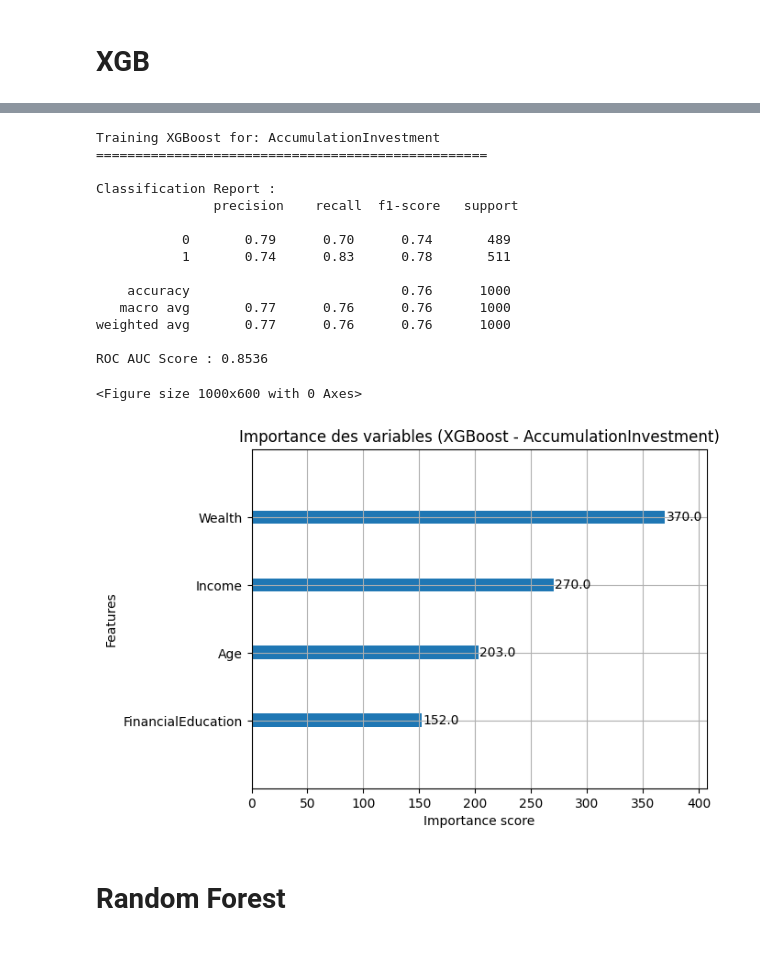
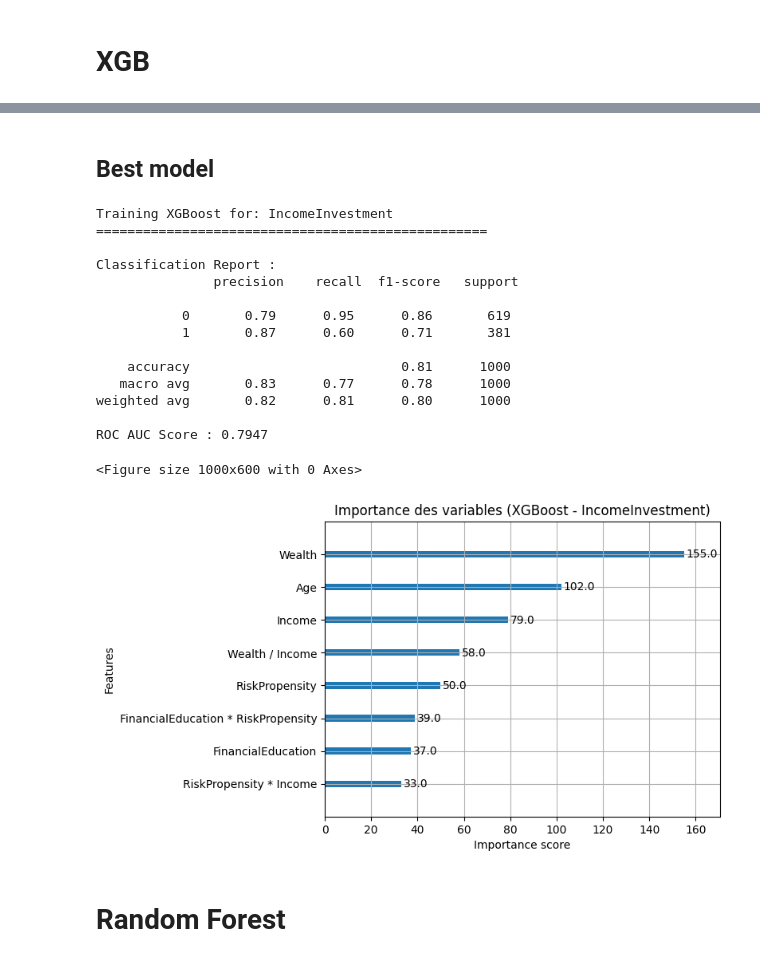
Before and after one commit to Business-Case-Fintech/Business-case-2, a Jupyter notebook: Model_income_bis.ipynb, the cells around one changed output, grey strips where cells are left out. Saved outputs shown, nothing was run; the diff lists cells and outputs as text; code cells hidden in the pictures.

```diff
--- a/Model_income_bis.ipynb
+++ b/Model_income_bis.ipynb
@@ -349,7 +365,7 @@ Traceback (most recent call last):
 # %% [markdown]
 ## Best model
 # %%
-best_params = {'C': 0.1, 'class_weight': None, 'l1_ratio': 0.5, 'max_iter': 500, 'penalty': 'l1', 'solver': 'liblinear', 'tol': 0.0001}
+best_params = {'C': 0.1, 'class_weight': None, 'l1_ratio': 0.1, 'max_iter': 500, 'penalty': 'l1', 'solver': 'liblinear', 'tol': 0.0001}
 
 # 3. Modèle
 log_reg = LogisticRegression(**best_params)
@@ -382,43 +492,54 @@ weighted avg       0.78      0.78      0.77      1000
+# %% [markdown]
+## Best model
 # %%
-best_params = {'colsample_bytree': 1.0, 'gamma': 0.25, 'learning_rate': 0.1, 'max_depth': 4, 'min_child_weight': 2, 'n_estimators': 90, 'reg_alpha': 1, 'reg_lambda': 1, 'scale_pos_weight': 2, 'subsample': 0.9}
+best_params = {'colsample_bytree': 1.0,
+ 'gamma': 0.1,
+ 'learning_rate': 0.08,
+ 'max_depth': 3,
+ 'min_child_weight': 3,
+ 'n_estimators': 90,
+ 'reg_alpha': 0.5,
+ 'reg_lambda': 0.5,
+ 'scale_pos_weight': 1,
+ 'subsample': 0.9}
 print(f"\nTraining XGBoost for: {target}")
 print("=" * 50)
 
 model = XGBClassifier(**best_params)
 model.fit(X_train, y_train)
 
 # Prédictions
 y_pred = model.predict(X_test)
 y_proba = model.predict_proba(X_test)[:, 1]
 
 # Évaluation
 print("\nClassification Report :\n", classification_report(y_test, y_pred))
 print(f"ROC AUC Score : {roc_auc_score(y_test, y_proba):.4f}")
 
 # Affichage des features
 plt.figure(figsize=(10, 6))
 plot_importance(model)
 plt.title(f"Importance des variables (XGBoost - {target})")
 plt.show()
 
 
 nba[f'xgb_proba_{target}'] = model.predict_proba(X)[:, 1]
 # %% [output]
-Training XGBoost for: AccumulationInvestment
+Training XGBoost for: IncomeInvestment
 ==================================================
 
 Classification Report :
                precision    recall  f1-score   support
 
-           0       0.79      0.70      0.74       489
-           1       0.74      0.83      0.78       511
+           0       0.79      0.95      0.86       619
+           1       0.87      0.60      0.71       381
 
-    accuracy                           0.76      1000
-   macro avg       0.77      0.76      0.76      1000
-weighted avg       0.77      0.76      0.76      1000
+    accuracy                           0.81      1000
+   macro avg       0.83      0.77      0.78      1000
+weighted avg       0.82      0.81      0.80      1000
 
-ROC AUC Score : 0.8536
+ROC AUC Score : 0.7947
 <Figure size 1000x600 with 0 Axes>
-[figure, old version]
+[figure, new version]
 # %% [markdown]
 # Random Forest
```
Also changed, not shown: parts of 7 cells of this notebook, 8 other files.
